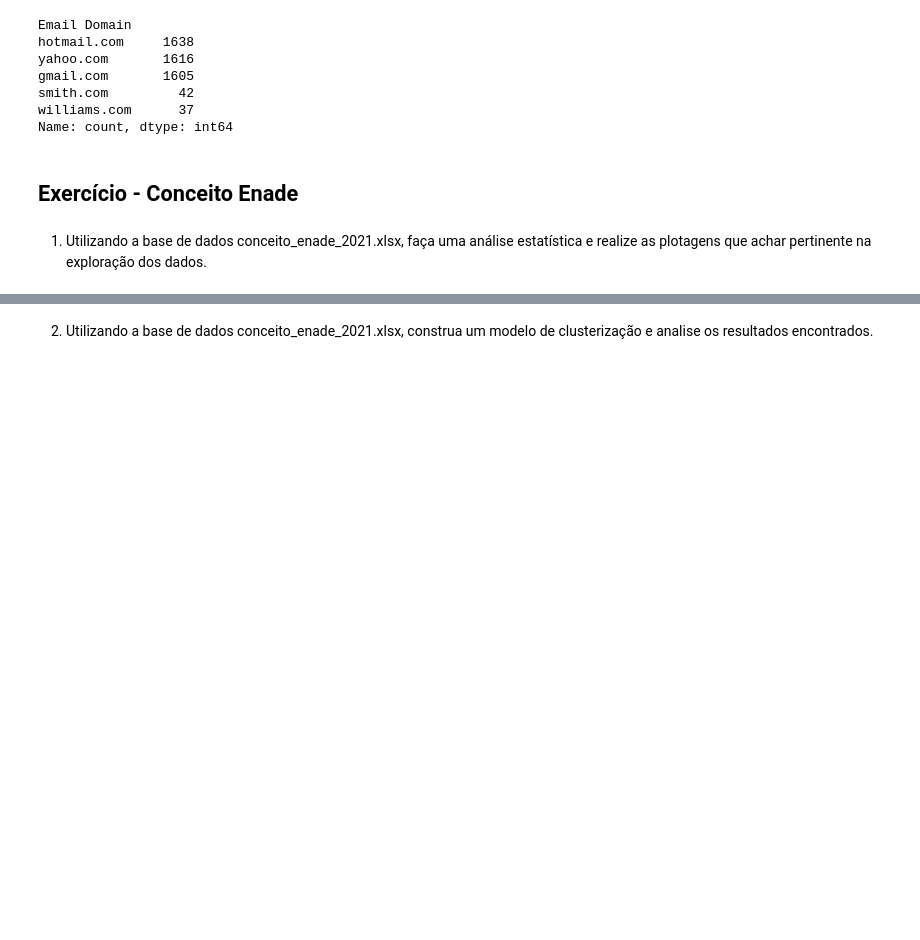
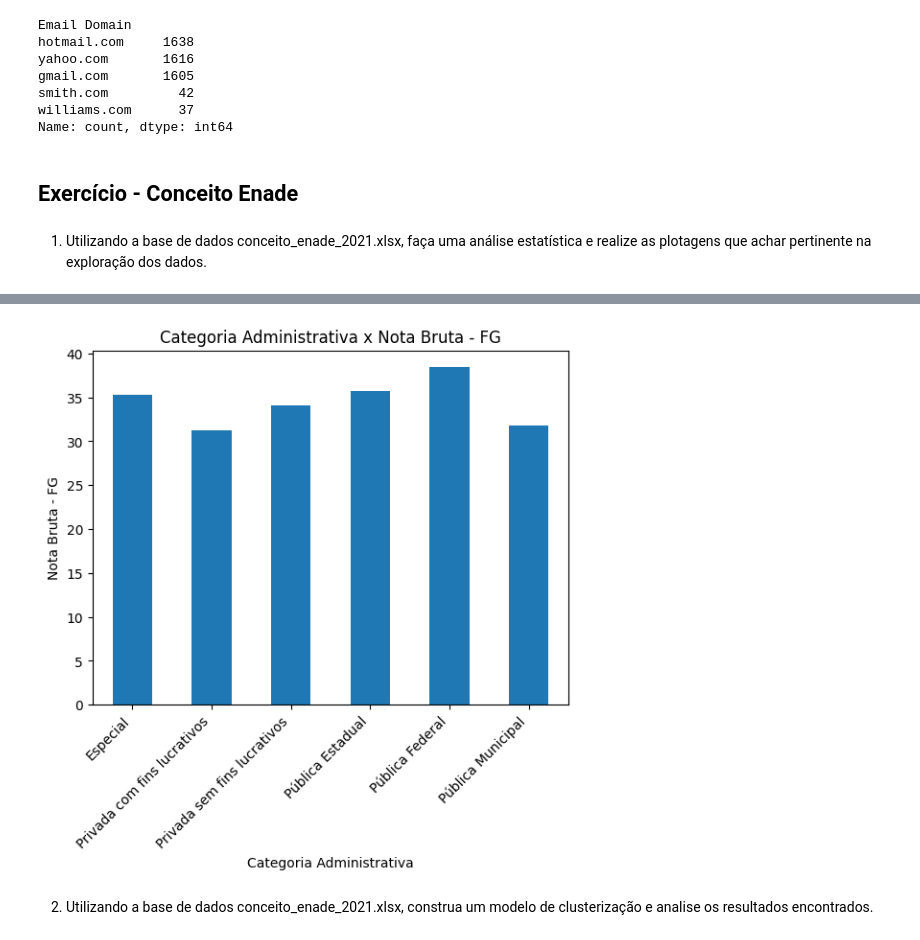
Before and after one commit to TalesLimaOliveira/ifb_ds, a Jupyter notebook: atividades/lista_02_160425/DS_Lista_02_160425_TalesOliveira.ipynb, the cells around one changed output, grey strips where cells are left out. Saved outputs shown, nothing was run; the diff lists cells and outputs as text; code cells hidden in the pictures; blank space fills up the shorter version.

```diff
--- a/atividades/lista_02_160425/DS_Lista_02_160425_TalesOliveira.ipynb
+++ b/atividades/lista_02_160425/DS_Lista_02_160425_TalesOliveira.ipynb
@@ -239,2 +202,11 @@ dtype: int64
+# %%
+df_conc.groupby('Categoria Administrativa')['Nota Bruta - FG'].mean().plot(kind="bar")
+plt.ylabel('Nota Bruta - FG')
+plt.xlabel('Categoria Administrativa')
+plt.title('Categoria Administrativa x Nota Bruta - FG')
+plt.xticks(rotation=45, ha='right')
+plt.show()
+# %% [output]
+[figure, added]
 # %% [markdown]
 2) Utilizando a base de dados conceito_enade_2021.xlsx, construa um modelo de clusterização e analise os resultados encontrados.
```
Also changed, not shown: parts of 13 cells of this notebook, 1 other file.
